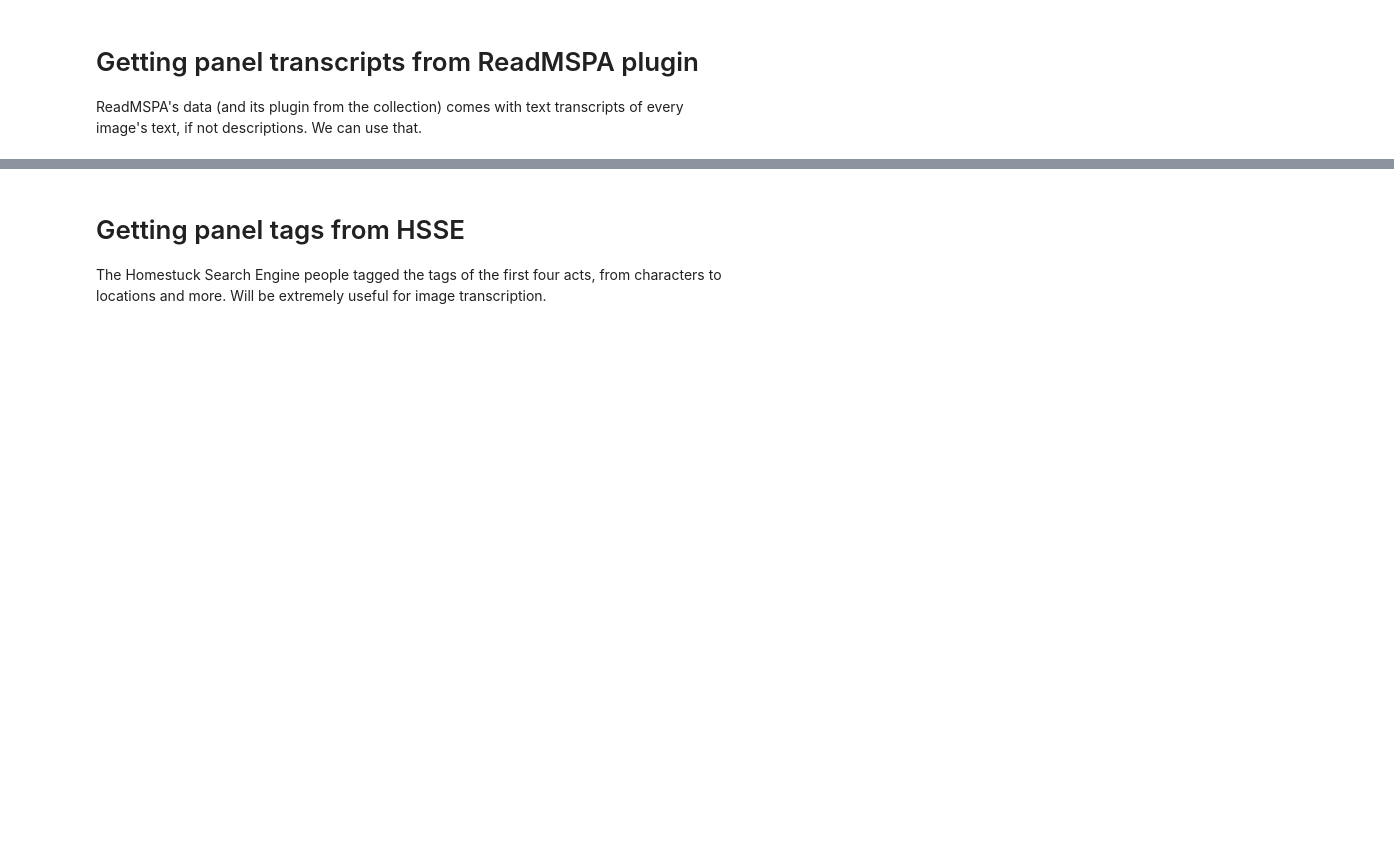
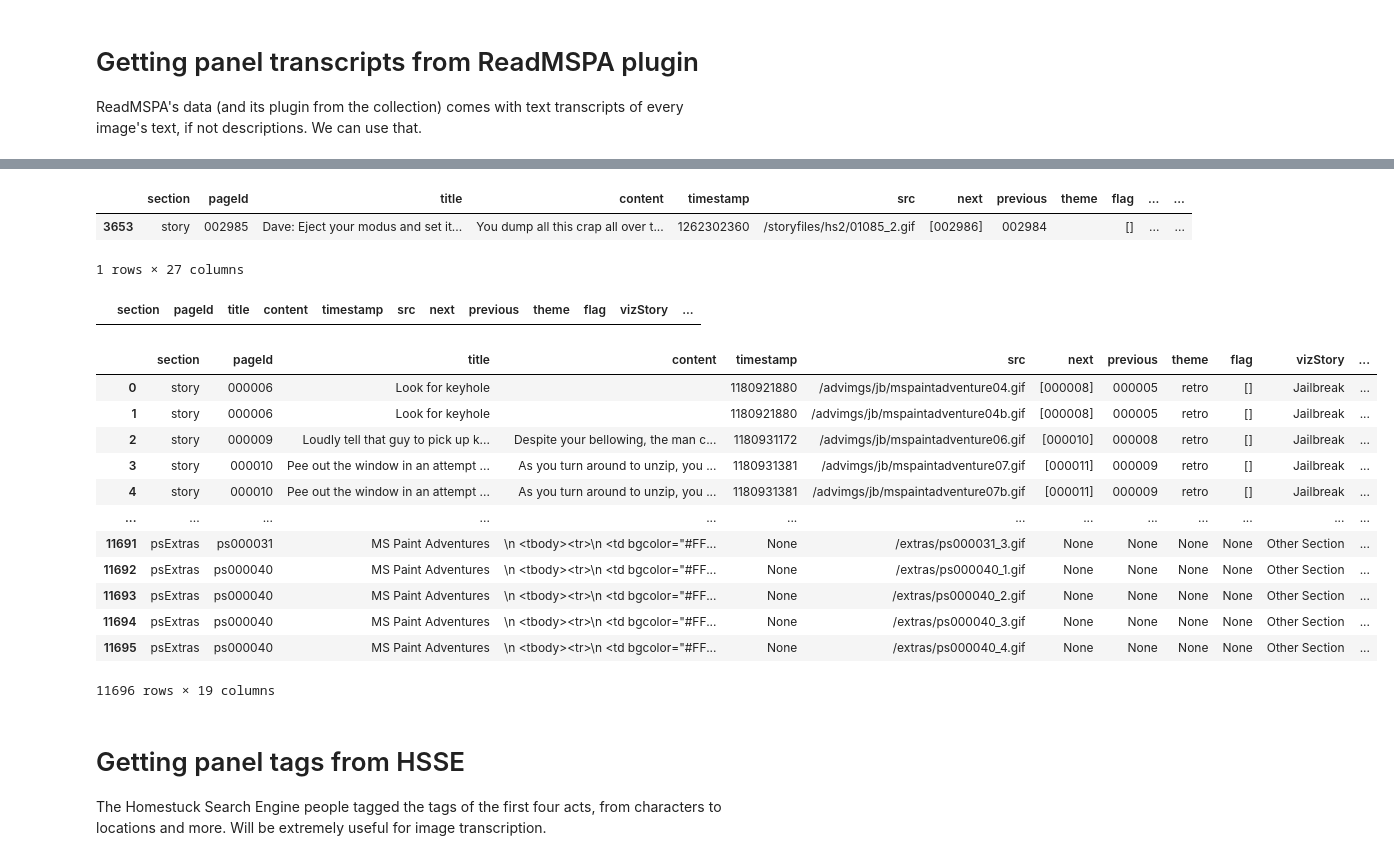
Before and after one commit to recordcrash/homestuck-dataset, a Jupyter notebook: notebooks/collection_to_data.ipynb, the cells around one changed output, grey strips where cells are left out. Saved outputs shown, nothing was run; the diff lists cells and outputs as text; code cells hidden in the pictures; blank space fills up the shorter version.

```diff
--- a/notebooks/collection_to_data.ipynb
+++ b/notebooks/collection_to_data.ipynb
@@ -609,0 +719,8 @@ Merged MSPA DataFrame Sample:
+# %%
+# Now we can merge readmspa_pages_df on its id (which will match transcriptSrc) with mspa_panels_df on transcriptSrc
+# Note we only care about
+mspa_panels_df = mspa_panels_df.merge(readmspa_pages_df, on='transcriptSrc', how='left', suffixes=('', '_readmspapages'))
+# Drop duplicate rows, we just want one record per "src".
+mspa_panels_df.drop_duplicates(subset='src', inplace=True)
+# Show some panels with transcripts
+mspa_panels_df[~mspa_panels_df['contents'].isnull()].head(10)
@@ -610,3 +740,54 @@ Merged MSPA DataFrame Sample:
+# %%
+# Merge the panel data too, this time on readmspa_panels_df's src, which matches mspa_panels_df's src, but, critically, without the slash at the beginning.
+# Make a copy of the src column in readmspa_panels_df to match the src column in mspa_panels_df
+mspa_panels_df['src_copy'] = mspa_panels_df['src'].apply(lambda x: x[1:] if x.startswith('/') else x)
+# Merge the DataFrames
+mspa_panels_annotated_df = mspa_panels_df.merge(readmspa_panels_df, left_on='src_copy', right_on='src', how='left', suffixes=('', '_readmspanels'))
+# Show a panel with annotations
+mspa_panels_annotated_df[mspa_panels_annotated_df['src'] == '/storyfiles/hs2/01085_2.gif']
+# %% [output]
+|  | section | pageId | title | content | timestamp | src | next | previous | theme | flag | ... | ... |
+| 3653 | story | 002985 | Dave: Eject your modus and set it... | You dump all this crap all over t... | 1262302360 | /storyfiles/hs2/01085_2.gif | [002986] | 002984 |  | [] | ... | ... |
+1 rows × 27 columns
+# %%
+# Time to clean up, now that we know transcripts in either "alt" or "contents_readmspanels"
+# Useless columns are "transcriptSrc", "pageNumber_readmspapages", "src_readmspapages", "contents", "data", "src_copy", "src_readmspanels"
+# "class", "style" and "tag" should be renamed to "transcript_class", "transcript_style" and "transcript_tag" respectively
+# "transcript" should be a new column that contains the value of either "alt" or "contents_readmspanels"
+# "alt" and "contents_readmspanels" should be dropped afterwards
+
+# Drop the unnecessary columns
+mspa_panels_annotated_df.drop(columns=['transcriptSrc', 'pageNumber_readmspapages', 'src_readmspapages', 'contents', 'data', 'src_copy', 'src_readmspanels'], inplace=True)
+
+# Rename the 'class', 'style', and 'tag' columns
+mspa_panels_annotated_df.rename(columns={'class': 'transcript_class', 'style': 'transcript_style', 'tag': 'transcript_tag'}, inplace=True)
+
+# Create the 'transcript' column
+mspa_panels_annotated_df['transcript'] = mspa_panels_annotated_df['alt'].fillna(mspa_panels_annotated_df['contents_readmspanels'])
+
+# Drop the 'alt' and 'contents_readmspanels' columns
+mspa_panels_annotated_df.drop(columns=['alt', 'contents_readmspanels'], inplace=True)
+
+# Show a panel with cleaned annotations
+mspa_panels_annotated_df[mspa_panels_annotated_df['src'] == '/storyfiles/hs2/01085_2.gif']
+# %% [output]
+|  | section | pageId | title | content | timestamp | src | next | previous | theme | flag | vizStory | ... |
+# %%
+mspa_panels_annotated_df
+# %% [output]
+|  | section | pageId | title | content | timestamp | src | next | previous | theme | flag | vizStory | ... |
+| 0 | story | 000006 | Look for keyhole |  | 1180921880 | /advimgs/jb/mspaintadventure04.gif | [000008] | 000005 | retro | [] | Jailbreak | ... |
+| 1 | story | 000006 | Look for keyhole |  | 1180921880 | /advimgs/jb/mspaintadventure04b.gif | [000008] | 000005 | retro | [] | Jailbreak | ... |
+| 2 | story | 000009 | Loudly tell that guy to pick up k... | Despite your bellowing, the man c... | 1180931172 | /advimgs/jb/mspaintadventure06.gif | [000010] | 000008 | retro | [] | Jailbreak | ... |
+| 3 | story | 000010 | Pee out the window in an attempt ... | As you turn around to unzip, you ... | 1180931381 | /advimgs/jb/mspaintadventure07.gif | [000011] | 000009 | retro | [] | Jailbreak | ... |
+| 4 | story | 000010 | Pee out the window in an attempt ... | As you turn around to unzip, you ... | 1180931381 | /advimgs/jb/mspaintadventure07b.gif | [000011] | 000009 | retro | [] | Jailbreak | ... |
+| ... | ... | ... | ... | ... | ... | ... | ... | ... | ... | ... | ... | ... |
+| 11691 | psExtras | ps000031 | MS Paint Adventures | \n <tbody><tr>\n <td bgcolor="#FF... | None | /extras/ps000031_3.gif | None | None | None | None | Other Section | ... |
+| 11692 | psExtras | ps000040 | MS Paint Adventures | \n <tbody><tr>\n <td bgcolor="#FF... | None | /extras/ps000040_1.gif | None | None | None | None | Other Section | ... |
+| 11693 | psExtras | ps000040 | MS Paint Adventures | \n <tbody><tr>\n <td bgcolor="#FF... | None | /extras/ps000040_2.gif | None | None | None | None | Other Section | ... |
+| 11694 | psExtras | ps000040 | MS Paint Adventures | \n <tbody><tr>\n <td bgcolor="#FF... | None | /extras/ps000040_3.gif | None | None | None | None | Other Section | ... |
+| 11695 | psExtras | ps000040 | MS Paint Adventures | \n <tbody><tr>\n <td bgcolor="#FF... | None | /extras/ps000040_4.gif | None | None | None | None | Other Section | ... |
+11696 rows × 19 columns
 # %% [markdown]
 # Getting panel tags from HSSE
 
```
Also changed, not shown: parts of 8 cells of this notebook.
